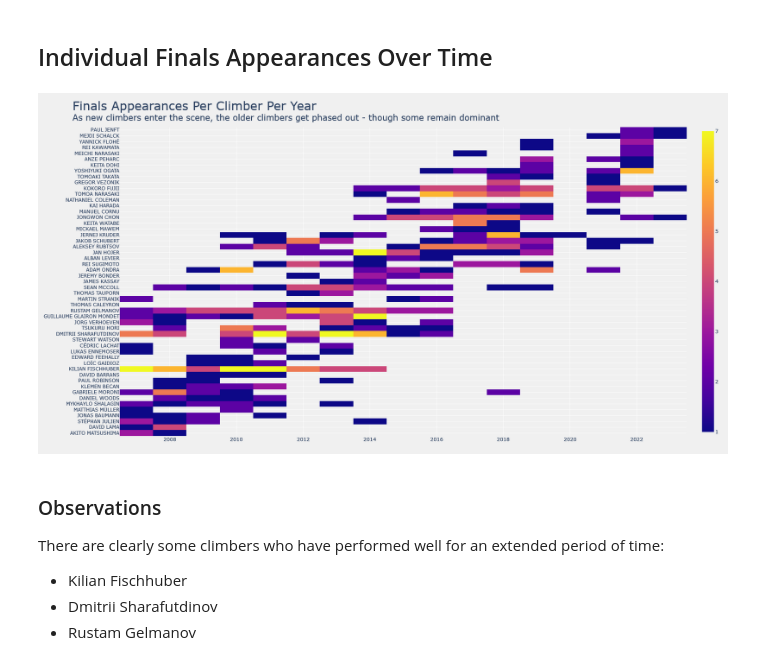
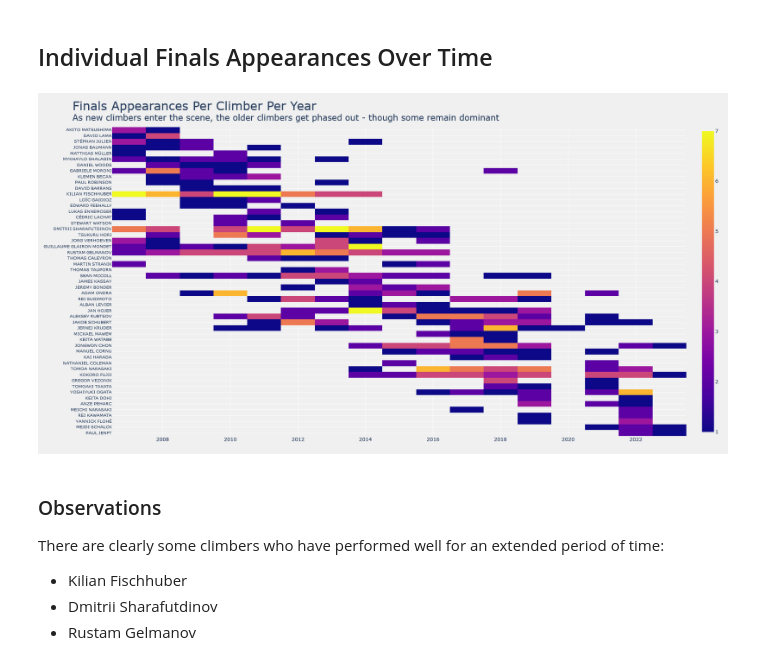
Before and after one commit to noah-kg/scraping-IFSC-website-via-selenium, a Jupyter notebook: IFSC Analysis.ipynb, the cells around one changed output. Saved outputs shown, nothing was run; the diff lists cells and outputs as text; code cells hidden in the pictures.

```diff
--- a/IFSC Analysis.ipynb
+++ b/IFSC Analysis.ipynb
@@ -805,37 +806,37 @@ for nameyear, count in final_num.items():
 dat = dat[dat.sum(axis=1) >= 3]
 
 # Sort dat by average year weighted by number of finals
 srt = ((dat * dat.columns).mean(1)/dat.mean(1)).argsort()
 
 # Create plotly figure with heatmap
 fig = go.Figure(data=go.Heatmap(
                     x=dat.columns,
                     y=dat.index[srt],
                     z=dat.iloc[srt],
                     name='',
                     hoverongaps=False,
                     hovertemplate="<b>%{y}</b><br>Year: %{x}<br>Finals: %{z}"))
 
 title = ("Finals Appearances Per Climber Per Year<br>"
         "<sup>As new climbers enter the scene, the older climbers get phased out - though some remain dominant")
 
 fig.update_layout(
     title=dict(text=title,
                font=dict(size=30)),
     plot_bgcolor='#f0f0f0',
     paper_bgcolor='#f0f0f0',
     height=900,
     width=1200,
     autosize=False,
     margin=dict(l=25, r=25, t=85, b=45),
-    # yaxis=dict(autorange='reversed',
-    #            type='category',
-    #            tickfont=dict(size=9))
+    yaxis=dict(autorange='reversed',
+               type='category',
+               tickfont=dict(size=9))
     )
 
 fig.show(config=config)
 # %% [output]
-[figure, old version]
+[figure, new version]
 # %% [markdown]
 ### Observations
 
```
Also changed, not shown: parts of 1 cell of this notebook.
